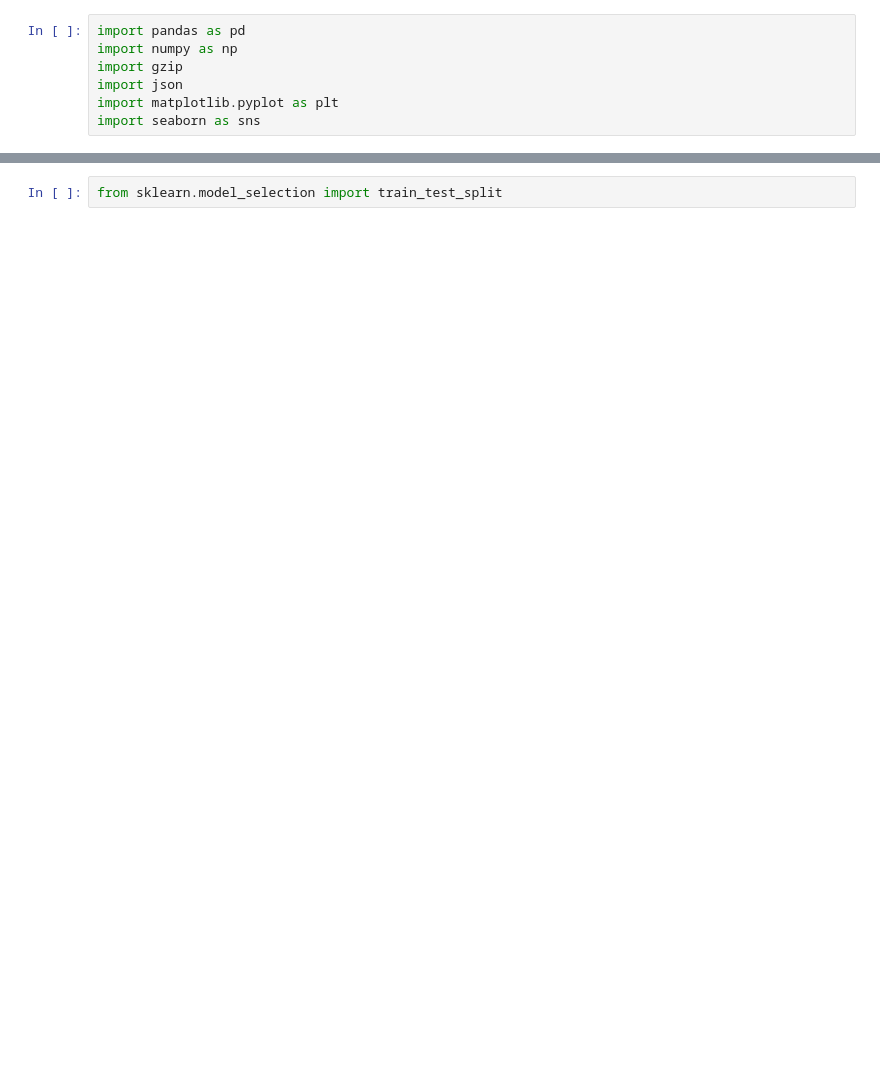
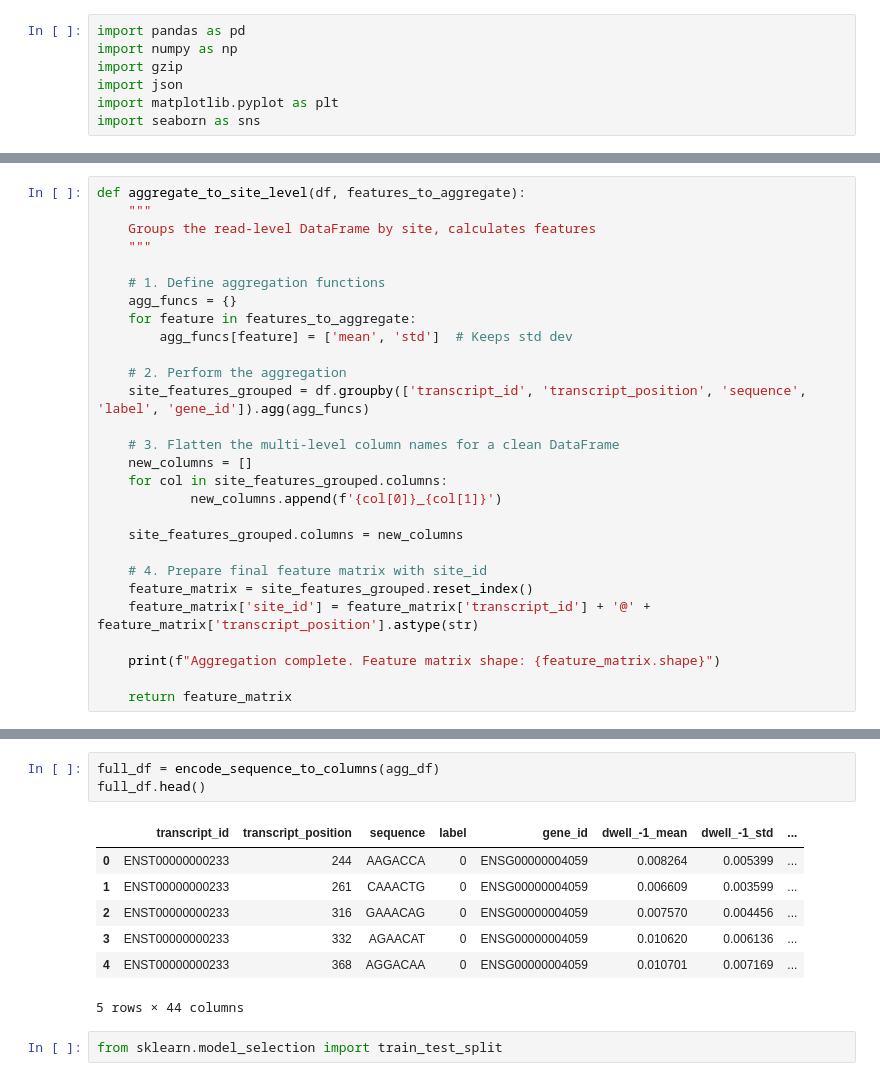
Before and after one commit to pokedot/duckygenes-m6A, a Jupyter notebook: notebooks/ensemble.ipynb, the cells around one changed output, grey strips where cells are left out. Cells and saved outputs as stored; diff of their text form; blank space fills up the shorter version.

```diff
--- a/notebooks/ensemble.ipynb
+++ b/notebooks/ensemble.ipynb
@@ -285,0 +209,28 @@ plt.show()
+# %%
+def aggregate_to_site_level(df, features_to_aggregate):
+    """
+    Groups the read-level DataFrame by site, calculates features
+    """
+
+    # 1. Define aggregation functions
+    agg_funcs = {}
+    for feature in features_to_aggregate:
+        agg_funcs[feature] = ['mean', 'std']  # Keeps std dev
+
+    # 2. Perform the aggregation
+    site_features_grouped = df.groupby(['transcript_id', 'transcript_position', 'sequence', 'label', 'gene_id']).agg(agg_funcs)
+
+    # 3. Flatten the multi-level column names for a clean DataFrame
+    new_columns = []
+    for col in site_features_grouped.columns:
+            new_columns.append(f'{col[0]}_{col[1]}')
+
+    site_features_grouped.columns = new_columns
+
+    # 4. Prepare final feature matrix with site_id
+    feature_matrix = site_features_grouped.reset_index()
+    feature_matrix['site_id'] = feature_matrix['transcript_id'] + '@' + feature_matrix['transcript_position'].astype(str)
+
+    print(f"Aggregation complete. Feature matrix shape: {feature_matrix.shape}")
+
+    return feature_matrix
@@ -286,3 +304,14 @@ plt.show()
+# %%
+full_df = encode_sequence_to_columns(agg_df)
+full_df.head()
+# %% [output]
+|  | transcript_id | transcript_position | sequence | label | gene_id | dwell_-1_mean | dwell_-1_std | ... |
+| 0 | ENST00000000233 | 244 | AAGACCA | 0 | ENSG00000004059 | 0.008264 | 0.005399 | ... |
+| 1 | ENST00000000233 | 261 | CAAACTG | 0 | ENSG00000004059 | 0.006609 | 0.003599 | ... |
+| 2 | ENST00000000233 | 316 | GAAACAG | 0 | ENSG00000004059 | 0.007570 | 0.004456 | ... |
+| 3 | ENST00000000233 | 332 | AGAACAT | 0 | ENSG00000004059 | 0.010620 | 0.006136 | ... |
+| 4 | ENST00000000233 | 368 | AGGACAA | 0 | ENSG00000004059 | 0.010701 | 0.007169 | ... |
+5 rows × 44 columns
 # %%
 from sklearn.model_selection import train_test_split
 # %%
```
Also changed, not shown: parts of 24 cells of this notebook.
